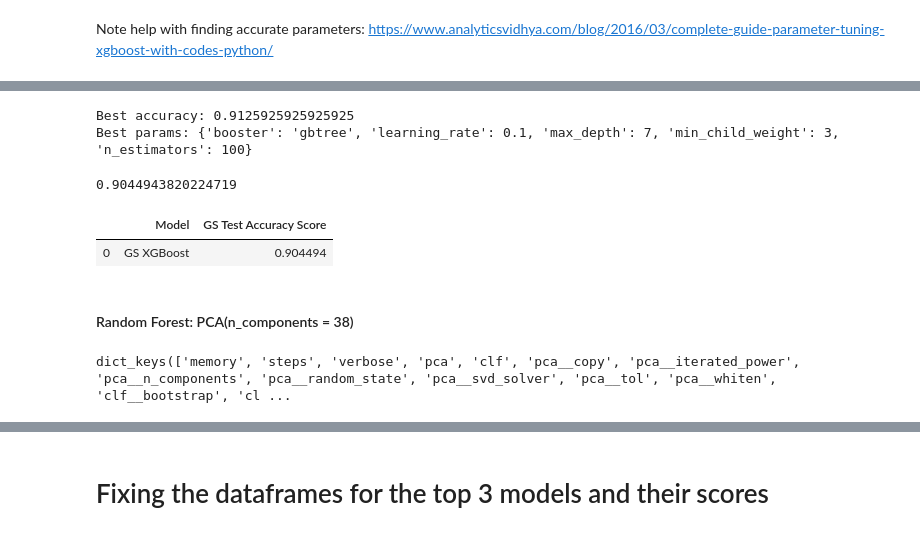
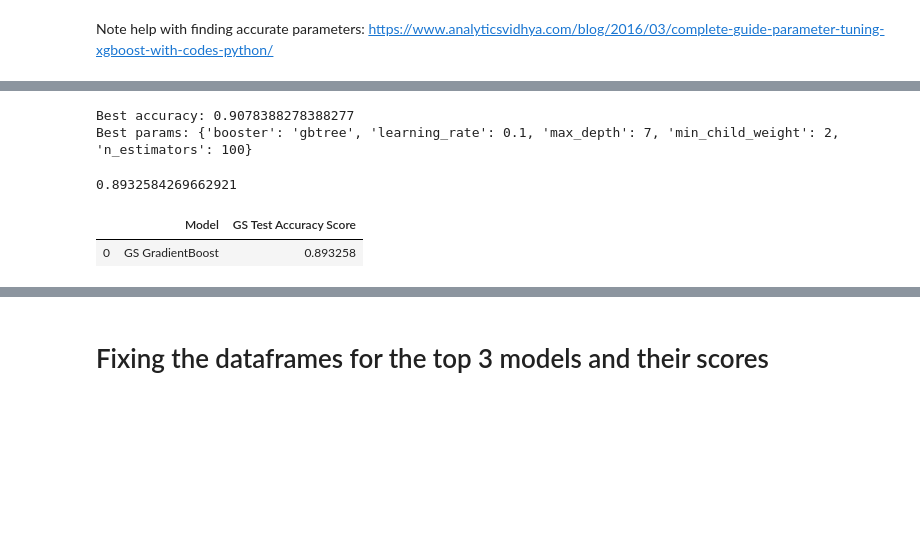
Before and after one commit to julsc256/STEM-Student-Classification, a Jupyter notebook: Modeling.ipynb, the cells around one changed output, grey strips where cells are left out. Cells and saved outputs as stored; diff of their text form; code cells hidden in the pictures; blank space fills up the shorter version.

Commit message:
updated with updated saved model

```diff
--- a/Modeling.ipynb
+++ b/Modeling.ipynb
@@ -749,0 +734,21 @@ gs_scores_log
+# %%
+gbt_grid = GradientBoostingClassifier(random_state = 6)
+
+
+param_grid_gbt = [
+  { 'max_depth': [1, 3, 5, 7],
+    'learning_rate': [0.0001, 0.001, 0.01, 0.1],
+    'n_estimators': [100, 200],
+    'loss': ['deviance', 'exponential'],
+    'criterion': ['friedman_mse', 'mse', 'mae'],
+  }
+]
+
+
+gs_gbt = GridSearchCV(estimator = gbt_grid,
+            param_grid = param_grid_gbt,
+            scoring='accuracy',
+            cv=3, verbose=2, return_train_score = True)
+
+
+gs_gbt.fit(scaled_X_train, y_train_resampled)
@@ -824,24 +890,18 @@ GridSearchCV(cv=3, error_score=nan,
 print('Best accuracy:', gs_xgb.best_score_)
 print('Best params:', gs_xgb.best_params_)
 # %% [output]
-Best accuracy: 0.9125925925925925
-Best params: {'booster': 'gbtree', 'learning_rate': 0.1, 'max_depth': 7, 'min_child_weight': 3, 'n_estimators': 100}
+Best accuracy: 0.9078388278388277
+Best params: {'booster': 'gbtree', 'learning_rate': 0.1, 'max_depth': 7, 'min_child_weight': 2, 'n_estimators': 100}
 # %%
 gs_xgb_predict = gs_xgb.predict(scaled_X_test)
 print(accuracy_score(y_test, gs_xgb_predict))
 # %% [output]
-0.9044943820224719
+0.8932584269662921
 # %%
 gs_scores_xgb = pd.DataFrame()
-gs_scores_xgb['Model'] = ['GS XGBoost']
+gs_scores_xgb['Model'] = ['GS GradientBoost']
 gs_scores_xgb['GS Test Accuracy Score'] = [accuracy_score(y_test, gs_xgb_predict)]
 gs_scores_xgb
 # %% [output]
 |  | Model | GS Test Accuracy Score |
-| 0 | GS XGBoost | 0.904494 |
+| 0 | GS GradientBoost | 0.893258 |
-# %% [markdown]
-#### Random Forest: PCA(n_components = 38)
-# %%
-pipe_random_new.get_params().keys()
-# %% [output]
-dict_keys(['memory', 'steps', 'verbose', 'pca', 'clf', 'pca__copy', 'pca__iterated_power', 'pca__n_components', 'pca__random_state', 'pca__svd_solver', 'pca__tol', 'pca__whiten', 'clf__bootstrap', 'cl ...
```
Also changed, not shown: parts of 40 cells of this notebook, 3 other files.
